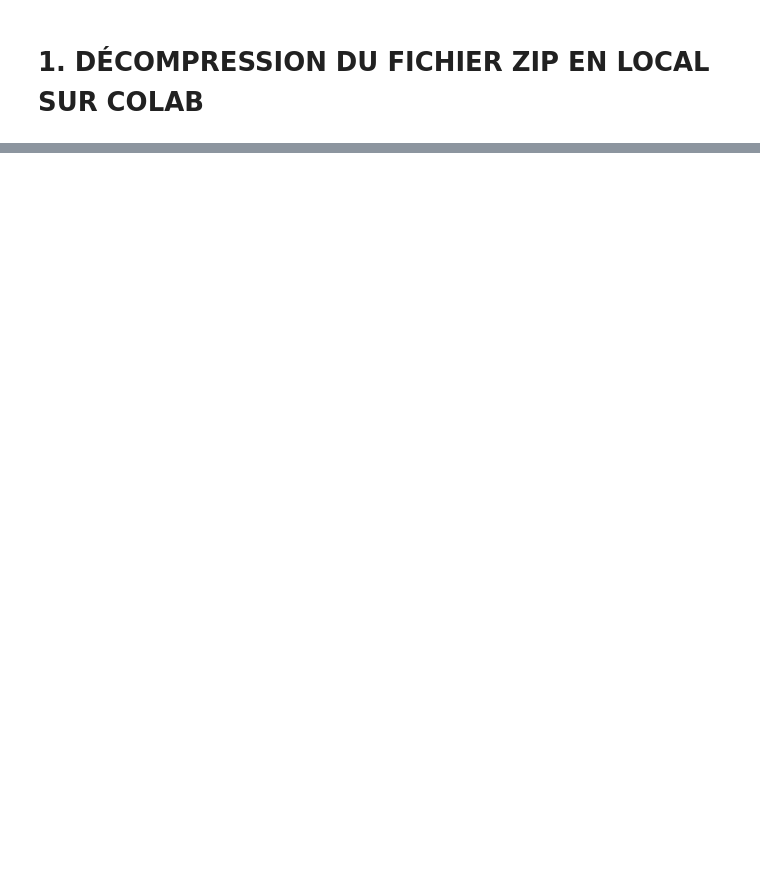
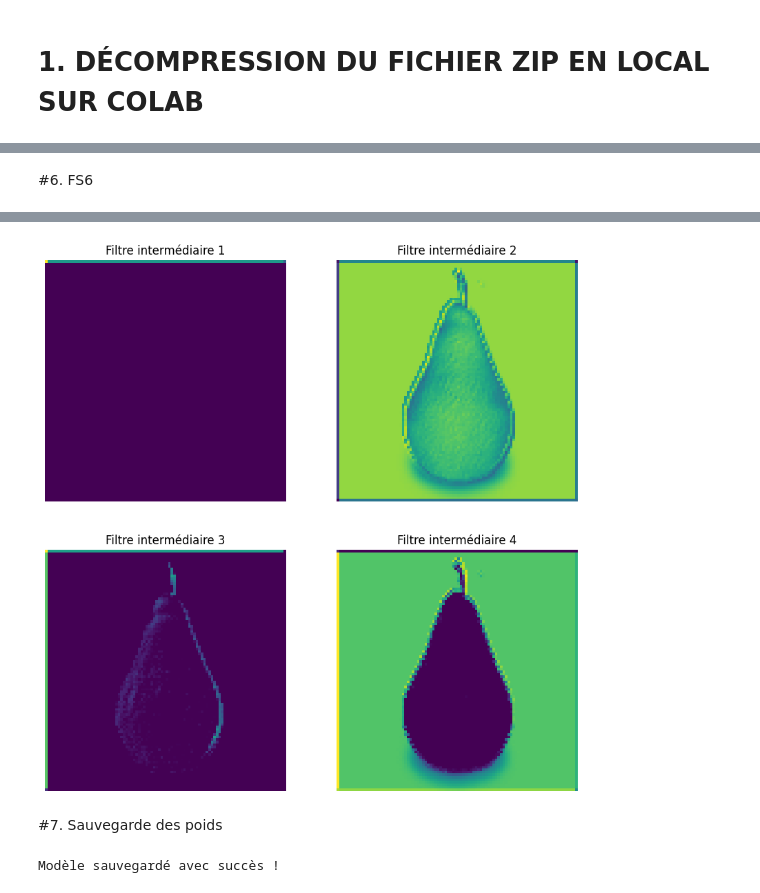
Before and after one commit to Fidrat95/ProjetPommePoire, a Jupyter notebook: notebooks/Entrainement_Fruits.ipynb, the cells around one changed output, grey strips where cells are left out. Saved outputs shown, nothing was run; the diff lists cells and outputs as text; code cells hidden in the pictures; blank space fills up the shorter version.

```diff
--- a/notebooks/Entrainement_Fruits.ipynb
+++ b/notebooks/Entrainement_Fruits.ipynb
@@ -55,0 +147,21 @@ modele.fit(train_dataset, epochs=10)
+# %% [markdown]
+#6. FS6
+# %%
+# On crée un modèle temporaire qui s'arrête à la première couche Conv2D (index 4)
+couche_convolution = modele.layers[4]
+modele_intermediaire = keras.Model(inputs=modele.inputs, outputs=couche_convolution.output)
+
+# On fait passer notre image de test dedans
+feature_maps = modele_intermediaire.predict(tf.expand_dims(image_test, 0))
+
+# On affiche 4 exemples de la façon dont l'IA "voit" les contours du fruit
+print("Voici ce que le réseau de neurones 'voit' à l'intérieur de ses couches :")
+plt.figure(figsize=(10, 10))
+for i in range(4):
+    plt.subplot(2, 2, i+1)
+    # On affiche le filtre numéro i
+    plt.imshow(feature_maps[0, :, :, i], cmap='viridis')
+    plt.title(f"Filtre intermédiaire {i+1}")
+    plt.axis("off")
+plt.show()
+# %% [output]
@@ -55,0 +170,9 @@ modele.fit(train_dataset, epochs=10)
+[figure, added]
+# %% [markdown]
+#7. Sauvegarde des poids
+# %%
+# Sauvegarde du modèle complet (architecture + poids)
+modele.save('mon_modele_pomme_poire.keras')
+print("Modèle sauvegardé avec succès !")
+# %% [output]
+Modèle sauvegardé avec succès !
```
Also changed, not shown: parts of 20 cells of this notebook.
